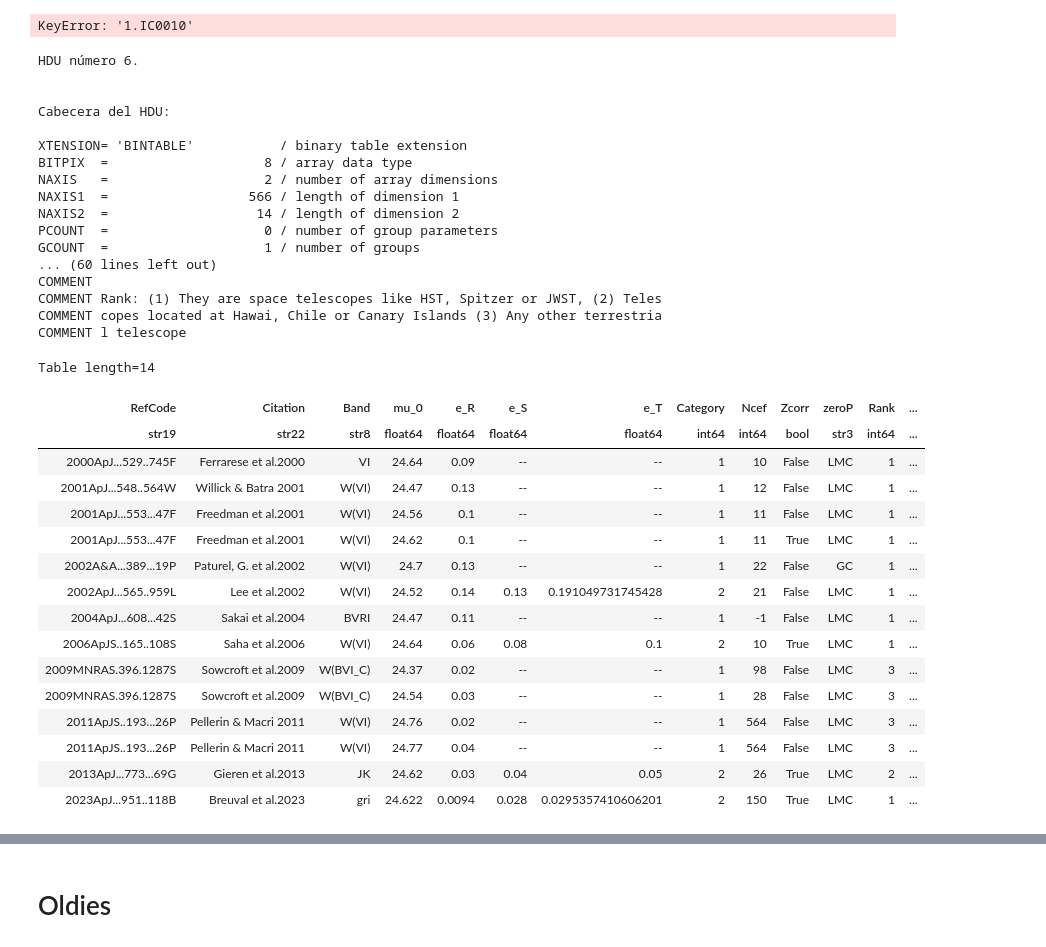
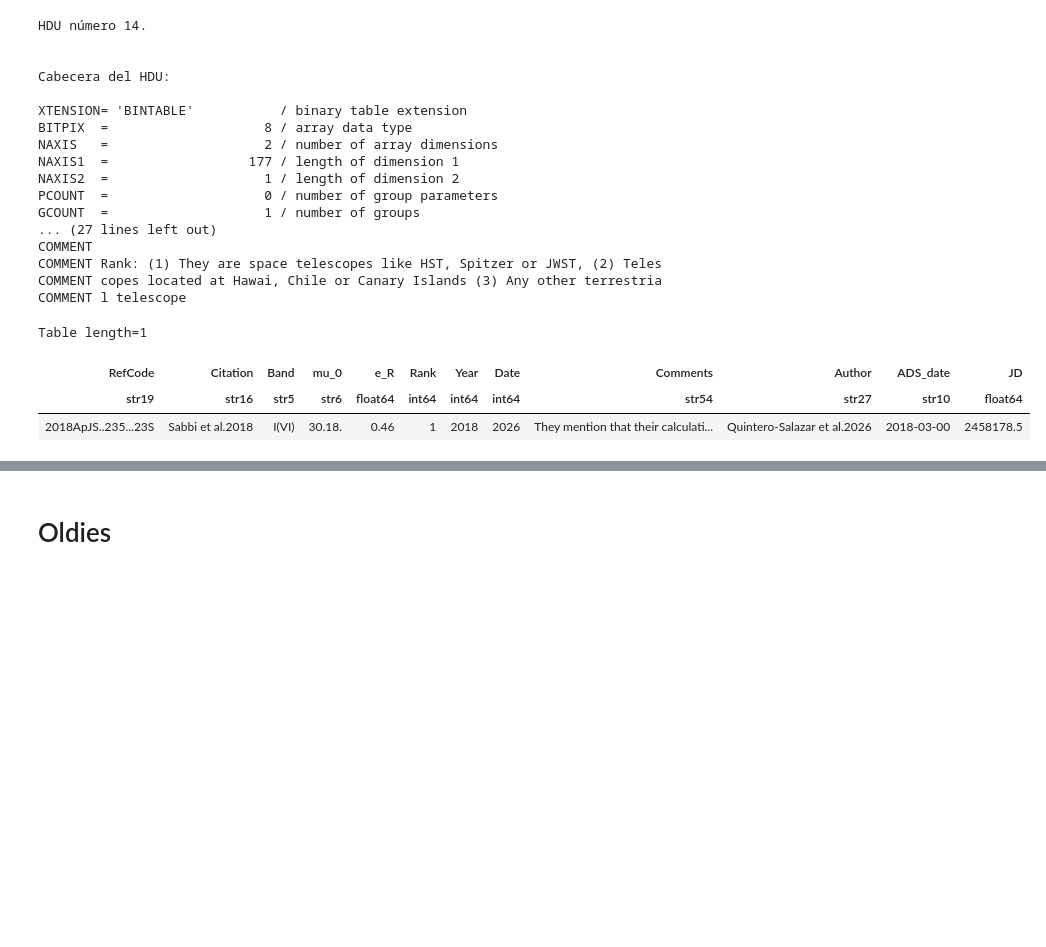
Before and after one commit to hol1m4n/HIIGalaxies, a Jupyter notebook: Modulus/Modulus_tracker.ipynb, the cells around one changed output, grey strips where cells are left out. Drawn from its saved outputs; the diff is of its cells as text; code cells hidden in the pictures; blank space fills up the shorter version.

```diff
--- a/Modulus/Modulus_tracker.ipynb
+++ b/Modulus/Modulus_tracker.ipynb
@@ -58,7 +77,7 @@ Tab_list.sort()
 
 #for file in Tab_list:
 #    if file.endswith('.csv'):
-#        df = pd.read_csv(f'TABLES/{file}')
+#        df = pd.read_csv(f'TABLES/{file}',comment = '#')
 #        df_srt = df.sort_values(by=['Year', 'RefCode','mu_0'])
 #        df_srt.to_csv(f'TABLES/{file}',index=False) # Saving sorted and adding new data
 
@@ -69,7 +88,7 @@ lista_HDUs = [primary_hdu]
 for i in range(len(Tab_list)):
 
     if Tab_list[i].endswith('.csv'):
-        df = pd.read_csv(f'TABLES/{Tab_list[i]}')
+        df = pd.read_csv(f'TABLES/{Tab_list[i]}',comment = '#')
         df_srt = df.sort_values(by=['Year', 'RefCode','mu_0'])
         df_srt.to_csv(f'TABLES/{Tab_list[i]}',index=False) # Saving sorted and adding new data
 
@@ -82,7 +101,7 @@ for i in range(len(Tab_list)):
         HDR.insert(0,('METHOD', 'TRGB', 'Tip of the Red Giant Branch method'))
 
 
-    hdu = fits.BinTableHDU(data = Table.from_pandas(pd.read_csv(f'TABLES/{Tab_list[i]}')),
+    hdu = fits.BinTableHDU(data = Table.from_pandas(pd.read_csv(f'TABLES/{Tab_list[i]}',comment = '#')),
             header=HDR,
             name = gal_host_name)
 
@@ -155,11 +174,9 @@ for i in range(len(Tab_list)):
 HDU_final = fits.HDUList(lista_HDUs)
 
 HDU_final.writeto(fits_name, overwrite=True)
-# %% [output]
-KeyError: '1.IC0010'
 # %%
-Galaxy = 'M33'
-Method = 'CEPHEIDS'
+Galaxy = '19.NGC2500'
+Method = 'TRGB'
 
 with fits.open('modulus_tracker_TABLES.fits') as hdulist:
 
@@ -169,61 +186,47 @@ with fits.open('modulus_tracker_TABLES.fits') as hdulist:
 
         # Aplicar los criterios de búsqueda
         # Verificar si 'EXTNAME' existe Y si 'TELESCOP' existe y coincide
-        if ('EXTNAME' in header and header['EXTNAME'] == Galaxy) and \
-           ('METHOD' in header and header['METHOD'] == Method):
+        if ('EXTNAME' in header and header['EXTNAME'] == Galaxy) and ('METHOD' in header and header['METHOD'] == Method):
 
             # Si ambos criterios coinciden, hemos encontrado nuestro HDU
             hdu_encontrado = hdu
             print(f"\nHDU número {hdulist.index(hdu)}.\n")
             Tabla = Table.read(hdu)
             #print(Tabla)
             # Puedes salir del bucle si solo esperas uno
             break
 
     # 3. Usar el HDU encontrado
     if hdu_encontrado is not None:
         print("\nCabecera del HDU:\n")
         print(repr(hdu_encontrado.header)) # Imprime una representación completa de la cabecera
         # Aquí puedes acceder a los datos: hdu_encontrado.data
     else:
         print("\nNo se encontró ningún HDU que coincida con ambos criterios.")
 
 Tabla
 # %% [output]
-HDU número 6.
+HDU número 14.
 
 
 Cabecera del HDU:
 
 XTENSION= 'BINTABLE'           / binary table extension
 BITPIX  =                    8 / array data type
 NAXIS   =                    2 / number of array dimensions
-NAXIS1  =                  566 / length of dimension 1
-NAXIS2  =                   14 / length of dimension 2
+NAXIS1  =                  177 / length of dimension 1
+NAXIS2  =                    1 / length of dimension 2
 PCOUNT  =                    0 / number of group parameters
 GCOUNT  =                    1 / number of groups
-... (60 lines left out)
+... (27 lines left out)
 COMMENT
 COMMENT Rank: (1) They are space telescopes like HST, Spitzer or JWST, (2) Teles
 COMMENT copes located at Hawai, Chile or Canary Islands (3) Any other terrestria
 COMMENT l telescope
-Table length=14
+Table length=1
-| RefCode | Citation | Band | mu_0 | e_R | e_S | e_T | Category | Ncef | Zcorr | zeroP | Rank | ... |
-| str19 | str22 | str8 | float64 | float64 | float64 | float64 | int64 | int64 | bool | str3 | int64 | ... |
-| 2000ApJ...529..745F | Ferrarese et al.2000 | VI | 24.64 | 0.09 | -- | -- | 1 | 10 | False | LMC | 1 | ... |
-| 2001ApJ...548..564W | Willick & Batra 2001 | W(VI) | 24.47 | 0.13 | -- | -- | 1 | 12 | False | LMC | 1 | ... |
-| 2001ApJ...553...47F | Freedman et al.2001 | W(VI) | 24.56 | 0.1 | -- | -- | 1 | 11 | False | LMC | 1 | ... |
-| 2001ApJ...553...47F | Freedman et al.2001 | W(VI) | 24.62 | 0.1 | -- | -- | 1 | 11 | True | LMC | 1 | ... |
-| 2002A&A...389...19P | Paturel, G. et al.2002 | W(VI) | 24.7 | 0.13 | -- | -- | 1 | 22 | False | GC | 1 | ... |
-| 2002ApJ...565..959L | Lee et al.2002 | W(VI) | 24.52 | 0.14 | 0.13 | 0.191049731745428 | 2 | 21 | False | LMC | 1 | ... |
-| 2004ApJ...608...42S | Sakai et al.2004 | BVRI | 24.47 | 0.11 | -- | -- | 1 | -1 | False | LMC | 1 | ... |
-| 2006ApJS..165..108S | Saha et al.2006 | W(VI) | 24.64 | 0.06 | 0.08 | 0.1 | 2 | 10 | True | LMC | 1 | ... |
-| 2009MNRAS.396.1287S | Sowcroft et al.2009 | W(BVI_C) | 24.37 | 0.02 | -- | -- | 1 | 98 | False | LMC | 3 | ... |
-| 2009MNRAS.396.1287S | Sowcroft et al.2009 | W(BVI_C) | 24.54 | 0.03 | -- | -- | 1 | 28 | False | LMC | 3 | ... |
-| 2011ApJS..193...26P | Pellerin & Macri 2011 | W(VI) | 24.76 | 0.02 | -- | -- | 1 | 564 | False | LMC | 3 | ... |
-| 2011ApJS..193...26P | Pellerin & Macri 2011 | W(VI) | 24.77 | 0.04 | -- | -- | 1 | 564 | False | LMC | 3 | ... |
-| 2013ApJ...773...69G | Gieren et al.2013 | JK | 24.62 | 0.03 | 0.04 | 0.05 | 2 | 26 | True | LMC | 2 | ... |
-| 2023ApJ...951..118B | Breuval et al.2023 | gri | 24.622 | 0.0094 | 0.028 | 0.0295357410606201 | 2 | 150 | True | LMC | 1 | ... |
+| RefCode | Citation | Band | mu_0 | e_R | Rank | Year | Date | Comments | Author | ADS_date | JD |
+| str19 | str16 | str5 | str6 | float64 | int64 | int64 | int64 | str54 | str27 | str10 | float64 |
+| 2018ApJS..235...23S | Sabbi et al.2018 | I(VI) | 30.18. | 0.46 | 1 | 2018 | 2026 | They mention that their calculati... | Quintero-Salazar et al.2026 | 2018-03-00 | 2458178.5 |
 # %%
 EXA = fits.open('modulus_tracker_TABLES.fits')
 
```
Also changed, not shown: parts of 2 cells of this notebook, 30 other files.
